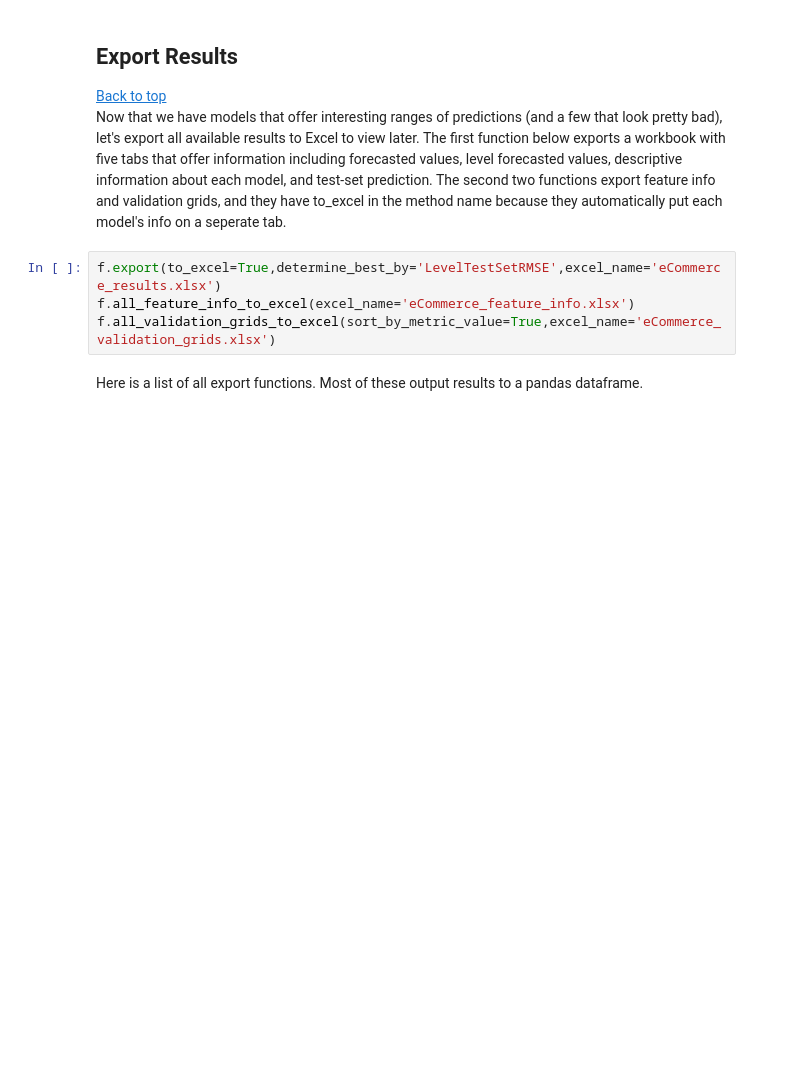
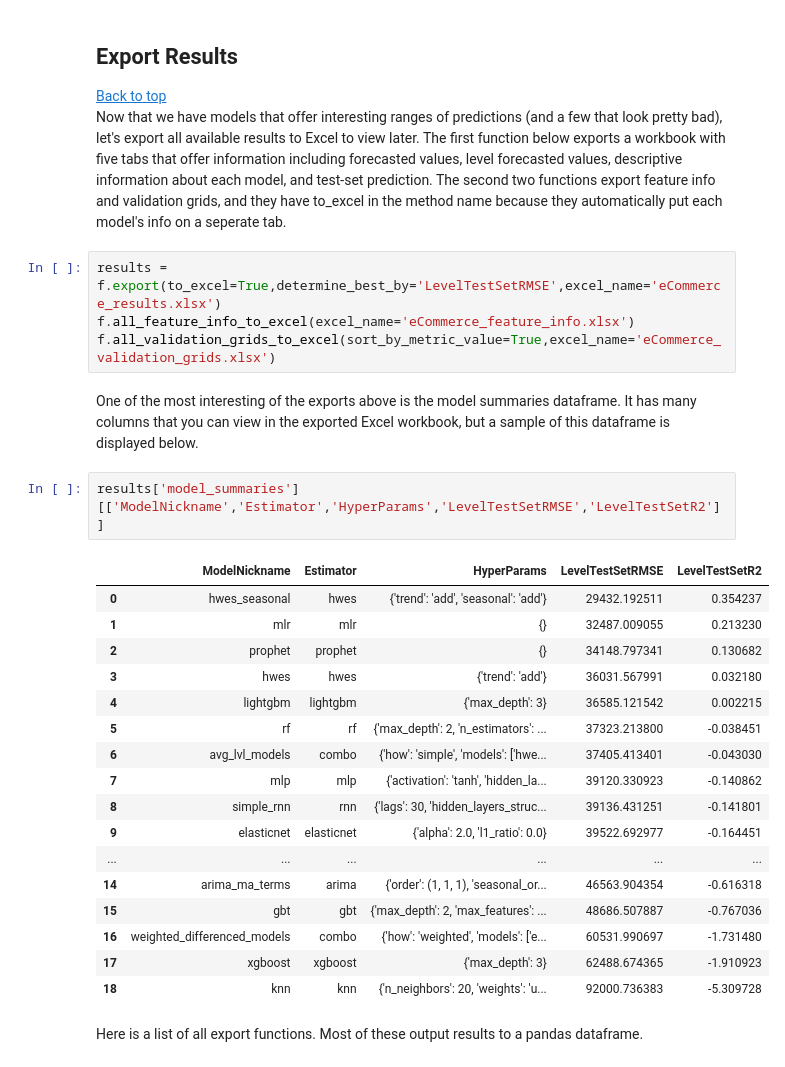
Before and after one commit to mikekeith52/scalecast, a Jupyter notebook: docs/Forecaster/examples/eCommerce.ipynb, the cells around one changed output. Cells and saved outputs as stored; diff of their text form; blank space fills up the shorter version.

```diff
--- a/docs/Forecaster/examples/eCommerce.ipynb
+++ b/docs/Forecaster/examples/eCommerce.ipynb
@@ -891,9 +889,31 @@ knn LevelTestSetRMSE: 92000.73638283063
 [Back to top](#eCommerce-Example)
 Now that we have models that offer interesting ranges of predictions (and a few that look pretty bad), let's export all available results to Excel to view later. The first function below exports a workbook with five tabs that offer information including forecasted values, level forecasted values, descriptive information about each model, and test-set prediction. The second two functions export feature info and validation grids, and they have to_excel in the method name because they automatically put each model's info on a seperate tab.
 # %%
-f.export(to_excel=True,determine_best_by='LevelTestSetRMSE',excel_name='eCommerce_results.xlsx')
+results = f.export(to_excel=True,determine_best_by='LevelTestSetRMSE',excel_name='eCommerce_results.xlsx')
 f.all_feature_info_to_excel(excel_name='eCommerce_feature_info.xlsx')
 f.all_validation_grids_to_excel(sort_by_metric_value=True,excel_name='eCommerce_validation_grids.xlsx')
+# %% [markdown]
+One of the most interesting of the exports above is the model summaries dataframe. It has many columns that you can view in the exported Excel workbook, but a sample of this dataframe is displayed below.
+# %%
+results['model_summaries'][['ModelNickname','Estimator','HyperParams','LevelTestSetRMSE','LevelTestSetR2']]
+# %% [output]
+|  | ModelNickname | Estimator | HyperParams | LevelTestSetRMSE | LevelTestSetR2 |
+| 0 | hwes_seasonal | hwes | {'trend': 'add', 'seasonal': 'add'} | 29432.192511 | 0.354237 |
+| 1 | mlr | mlr | {} | 32487.009055 | 0.213230 |
+| 2 | prophet | prophet | {} | 34148.797341 | 0.130682 |
+| 3 | hwes | hwes | {'trend': 'add'} | 36031.567991 | 0.032180 |
+| 4 | lightgbm | lightgbm | {'max_depth': 3} | 36585.121542 | 0.002215 |
+| 5 | rf | rf | {'max_depth': 2, 'n_estimators': ... | 37323.213800 | -0.038451 |
+| 6 | avg_lvl_models | combo | {'how': 'simple', 'models': ['hwe... | 37405.413401 | -0.043030 |
+| 7 | mlp | mlp | {'activation': 'tanh', 'hidden_la... | 39120.330923 | -0.140862 |
+| 8 | simple_rnn | rnn | {'lags': 30, 'hidden_layers_struc... | 39136.431251 | -0.141801 |
+| 9 | elasticnet | elasticnet | {'alpha': 2.0, 'l1_ratio': 0.0} | 39522.692977 | -0.164451 |
+| ... | ... | ... | ... | ... | ... |
+| 14 | arima_ma_terms | arima | {'order': (1, 1, 1), 'seasonal_or... | 46563.904354 | -0.616318 |
+| 15 | gbt | gbt | {'max_depth': 2, 'max_features': ... | 48686.507887 | -0.767036 |
+| 16 | weighted_differenced_models | combo | {'how': 'weighted', 'models': ['e... | 60531.990697 | -1.731480 |
+| 17 | xgboost | xgboost | {'max_depth': 3} | 62488.674365 | -1.910923 |
+| 18 | knn | knn | {'n_neighbors': 20, 'weights': 'u... | 92000.736383 | -5.309728 |
 # %% [markdown]
 Here is a list of all export functions. Most of these output results to a pandas dataframe.
 # %%
```
Also changed, not shown: parts of 20 cells of this notebook, 6 other files.
